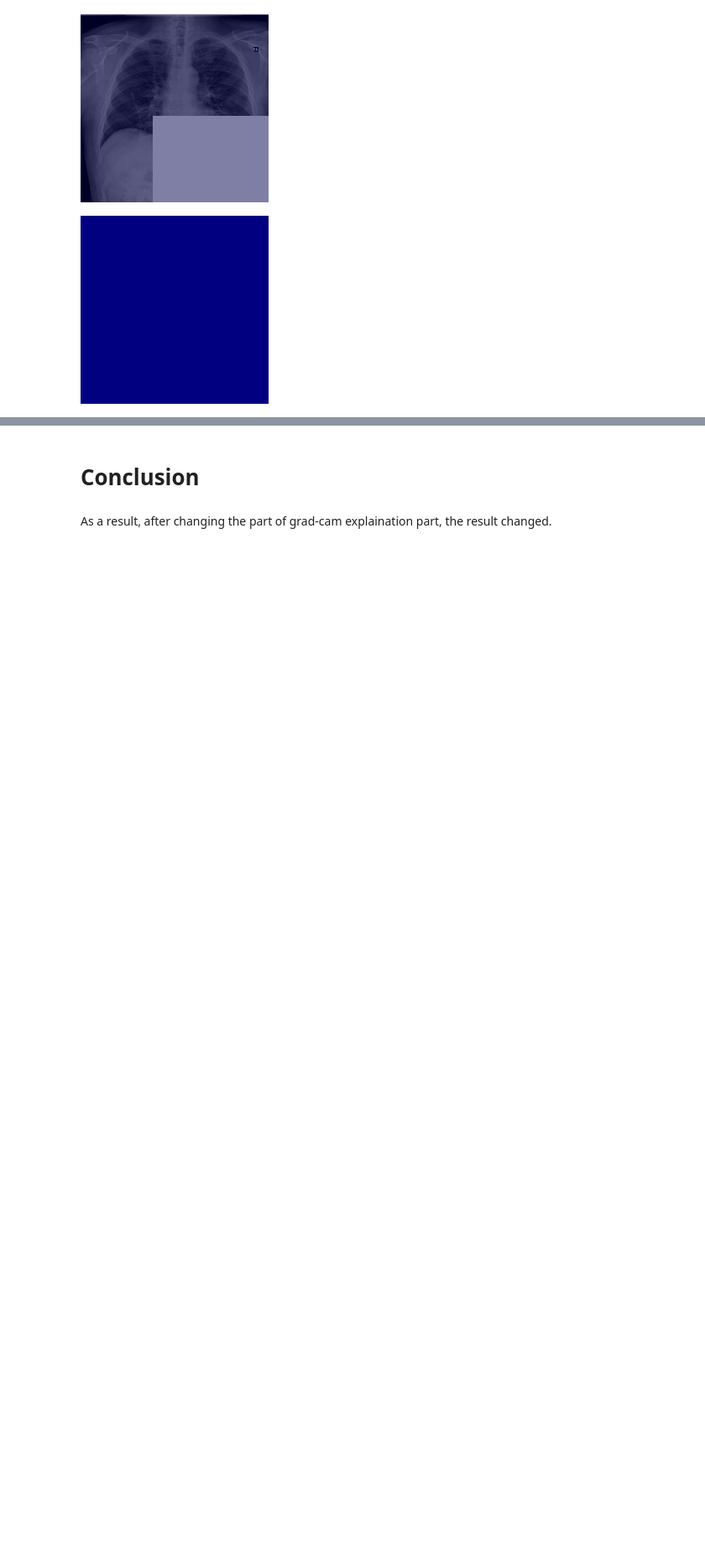
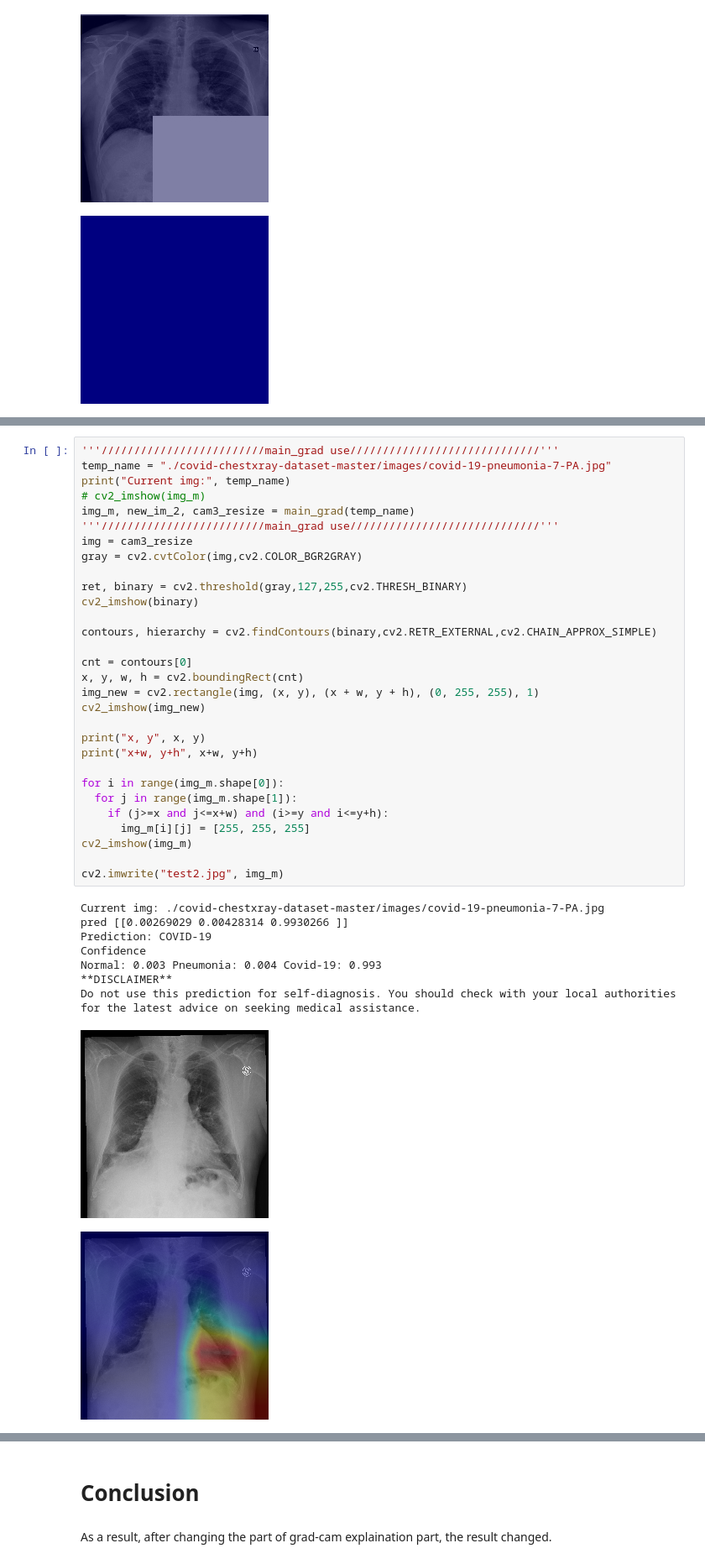
Before and after one commit to jellyXuuuuu/CovidNetDeepLearning, a Jupyter notebook: 7_robust.ipynb, the cells around one changed output, grey strips where cells are left out. Shown at 84% size. Saved outputs shown, nothing was run; the diff lists cells and outputs as text; blank space fills up the shorter version.

Commit message:
Add another test for covid-19-pneumonia-7-PA.jpg.

```diff
--- a/7_robust.ipynb
+++ b/7_robust.ipynb
@@ -691,0 +694,40 @@ Do not use this prediction for self-diagnosis. You should check with your local
+# %%
+'''/////////////////////////main_grad use/////////////////////////////'''
+temp_name = "./covid-chestxray-dataset-master/images/covid-19-pneumonia-7-PA.jpg"
+print("Current img:", temp_name)
+# cv2_imshow(img_m)
+img_m, new_im_2, cam3_resize = main_grad(temp_name)
+'''/////////////////////////main_grad use/////////////////////////////'''
+img = cam3_resize
+gray = cv2.cvtColor(img,cv2.COLOR_BGR2GRAY)
+
+ret, binary = cv2.threshold(gray,127,255,cv2.THRESH_BINARY)
+cv2_imshow(binary)
+
+contours, hierarchy = cv2.findContours(binary,cv2.RETR_EXTERNAL,cv2.CHAIN_APPROX_SIMPLE)
+
+cnt = contours[0]
+x, y, w, h = cv2.boundingRect(cnt)
+img_new = cv2.rectangle(img, (x, y), (x + w, y + h), (0, 255, 255), 1)
+cv2_imshow(img_new)
+
+print("x, y", x, y)
+print("x+w, y+h", x+w, y+h)
+
+for i in range(img_m.shape[0]):
+  for j in range(img_m.shape[1]):
+    if (j>=x and j<=x+w) and (i>=y and i<=y+h):
+      img_m[i][j] = [255, 255, 255]
+cv2_imshow(img_m)
+
+cv2.imwrite("test2.jpg", img_m)
+# %% [output]
+Current img: ./covid-chestxray-dataset-master/images/covid-19-pneumonia-7-PA.jpg
+pred [[0.00269029 0.00428314 0.9930266 ]]
+Prediction: COVID-19
+Confidence
+Normal: 0.003 Pneumonia: 0.004 Covid-19: 0.993
+**DISCLAIMER**
+Do not use this prediction for self-diagnosis. You should check with your local authorities for the latest advice on seeking medical assistance.
+[figure, added]
+[figure, added]
```
Also changed, not shown: parts of 3 cells of this notebook.
